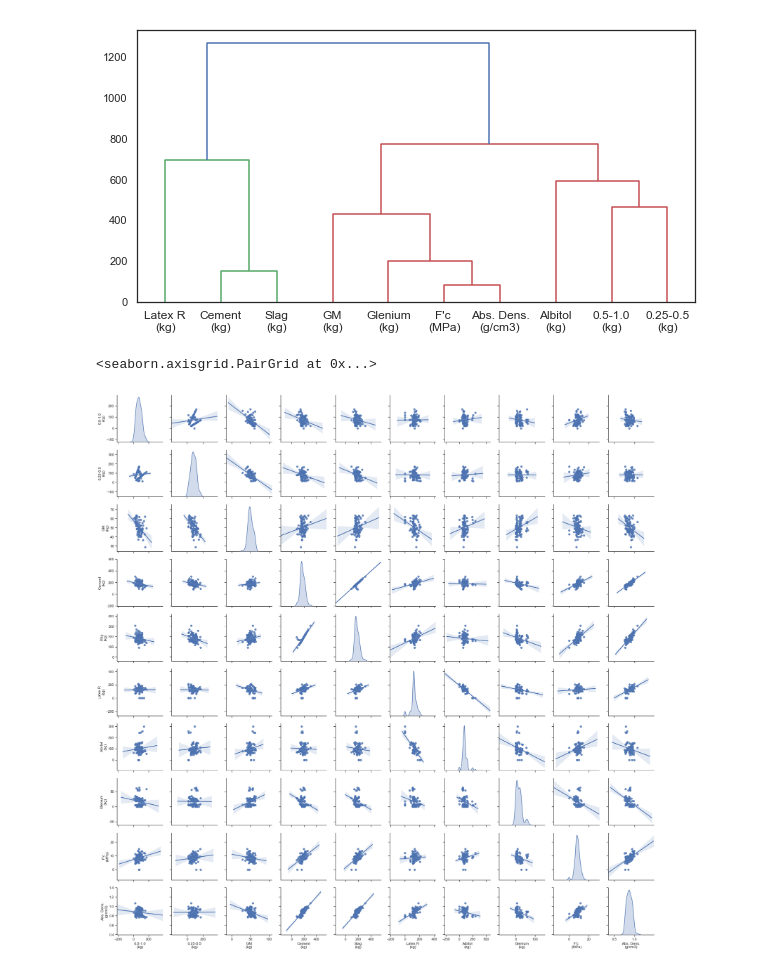
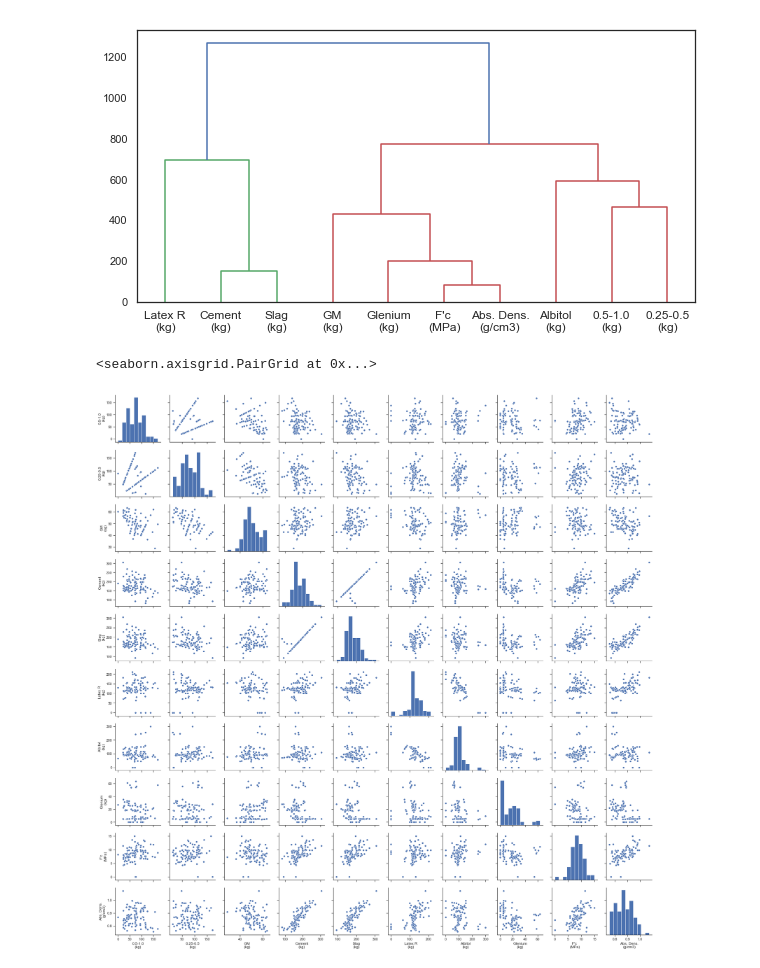
Before and after one commit to StephDen/Concrete-NN, a Jupyter notebook: ets/correlation.ipynb, the cells around one changed output. Cells and saved outputs as stored; diff of their text form; code cells hidden in the pictures.

```diff
--- a/ets/correlation.ipynb
+++ b/ets/correlation.ipynb
@@ -49,7 +49,7 @@ plt.show()
 [figure]
 # %%
 sns.set(style = "ticks")
-sns.pairplot(data,diag_kind="kde", kind="reg")
+sns.pairplot(data)
 # %% [output]
 <seaborn.axisgrid.PairGrid at 0x...>
-[figure, old version]
+[figure, new version]
```
Also changed, not shown: 2 other files.
